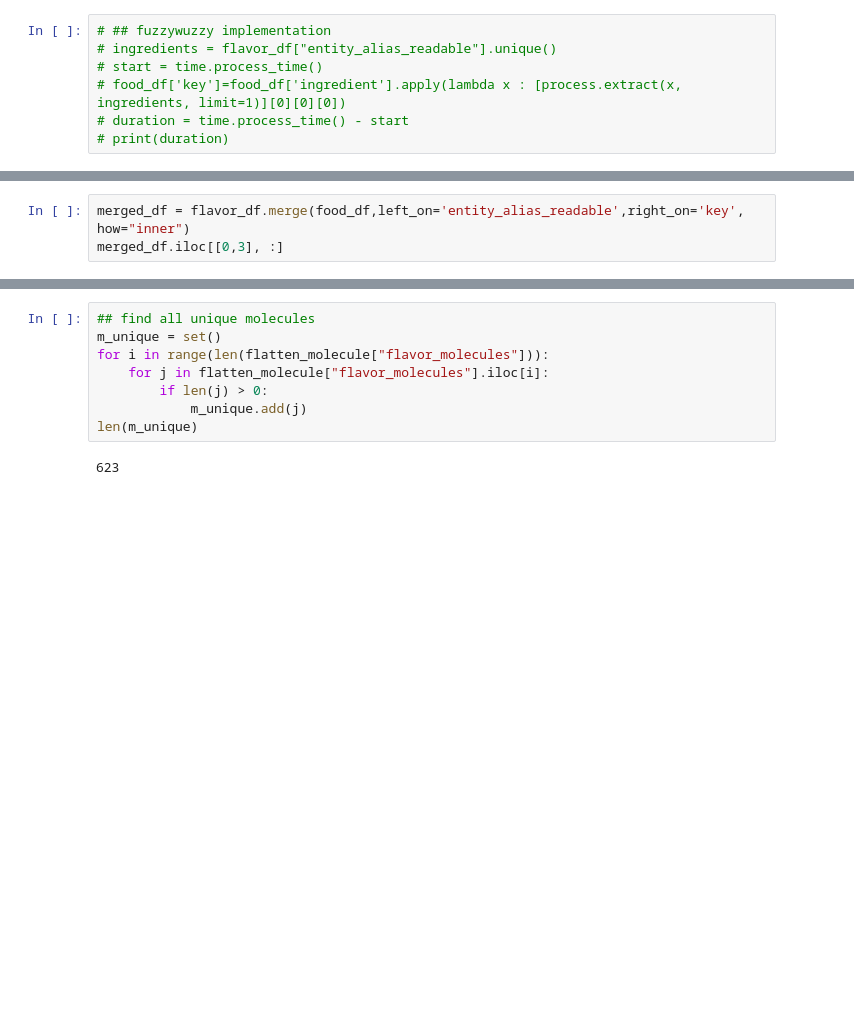
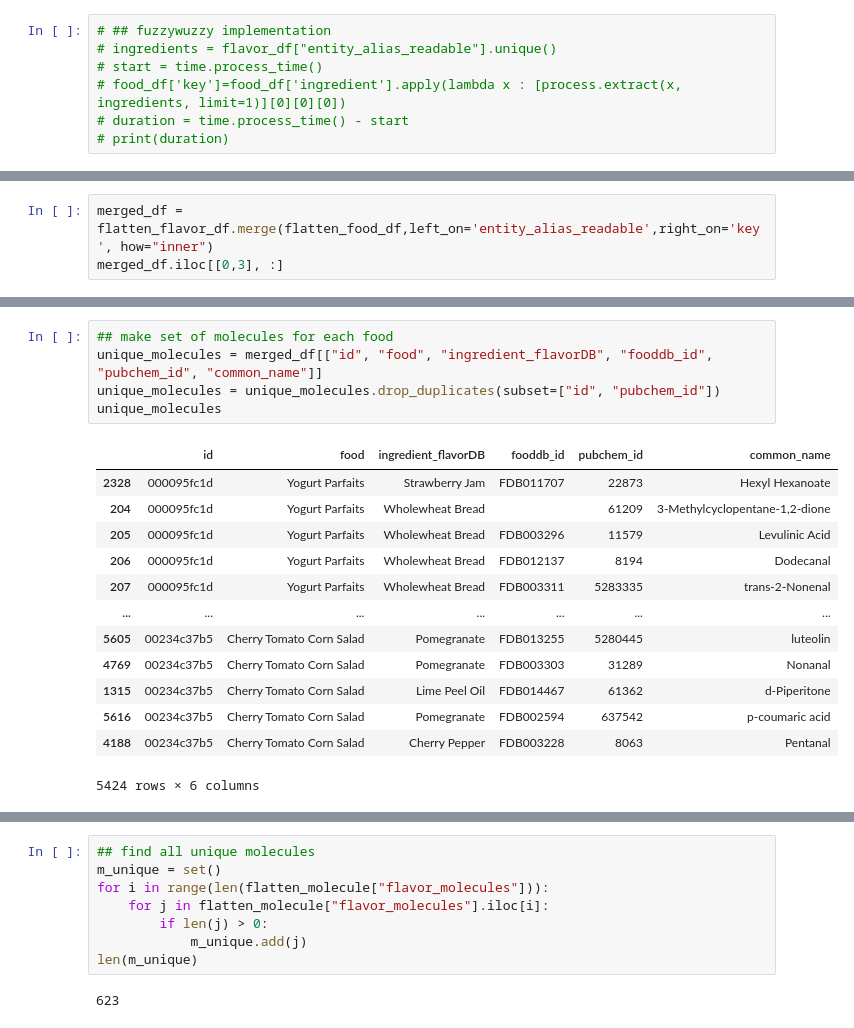
Before and after one commit to jhwaffles/cse6242-team58-project, a Jupyter notebook: data_prep/data_prep.ipynb, the cells around one changed output, grey strips where cells are left out. Drawn from its saved outputs; the diff is of its cells as text; blank space fills up the shorter version.

```diff
--- a/data_prep/data_prep.ipynb
+++ b/data_prep/data_prep.ipynb
@@ -93,5 +121,5 @@ food_df.iloc[0:10, :]
 # %%
-merged_df = flavor_df.merge(food_df,left_on='entity_alias_readable',right_on='key', how="inner")
+merged_df = flatten_flavor_df.merge(flatten_food_df,left_on='entity_alias_readable',right_on='key', how="inner")
 merged_df.iloc[[0,3], :]
 # %% [output]
 |  | category | entity_alias_readable | fooddb_id | pubchem_id | common_name | iupac_name | id | title | ... |
@@ -145,0 +168,19 @@ final_df = merged_df.merge(flatten_nutr, on="id", how="left").sort_values(by=["i
+# %%
+## make set of molecules for each food
+unique_molecules = merged_df[["id", "food", "ingredient_flavorDB", "fooddb_id", "pubchem_id", "common_name"]]
+unique_molecules = unique_molecules.drop_duplicates(subset=["id", "pubchem_id"])
+unique_molecules
+# %% [output]
+|  | id | food | ingredient_flavorDB | fooddb_id | pubchem_id | common_name |
+| 2328 | 000095fc1d | Yogurt Parfaits | Strawberry Jam | FDB011707 | 22873 | Hexyl Hexanoate |
+| 204 | 000095fc1d | Yogurt Parfaits | Wholewheat Bread |  | 61209 | 3-Methylcyclopentane-1,2-dione |
+| 205 | 000095fc1d | Yogurt Parfaits | Wholewheat Bread | FDB003296 | 11579 | Levulinic Acid |
+| 206 | 000095fc1d | Yogurt Parfaits | Wholewheat Bread | FDB012137 | 8194 | Dodecanal |
+| 207 | 000095fc1d | Yogurt Parfaits | Wholewheat Bread | FDB003311 | 5283335 | trans-2-Nonenal |
+| ... | ... | ... | ... | ... | ... | ... |
+| 5605 | 00234c37b5 | Cherry Tomato Corn Salad | Pomegranate | FDB013255 | 5280445 | luteolin |
+| 4769 | 00234c37b5 | Cherry Tomato Corn Salad | Pomegranate | FDB003303 | 31289 | Nonanal |
+| 1315 | 00234c37b5 | Cherry Tomato Corn Salad | Lime Peel Oil | FDB014467 | 61362 | d-Piperitone |
+| 5616 | 00234c37b5 | Cherry Tomato Corn Salad | Pomegranate | FDB002594 | 637542 | p-coumaric acid |
+| 4188 | 00234c37b5 | Cherry Tomato Corn Salad | Cherry Pepper | FDB003228 | 8063 | Pentanal |
+5424 rows × 6 columns
```
Also changed, not shown: parts of 24 cells of this notebook, 1 other file.
